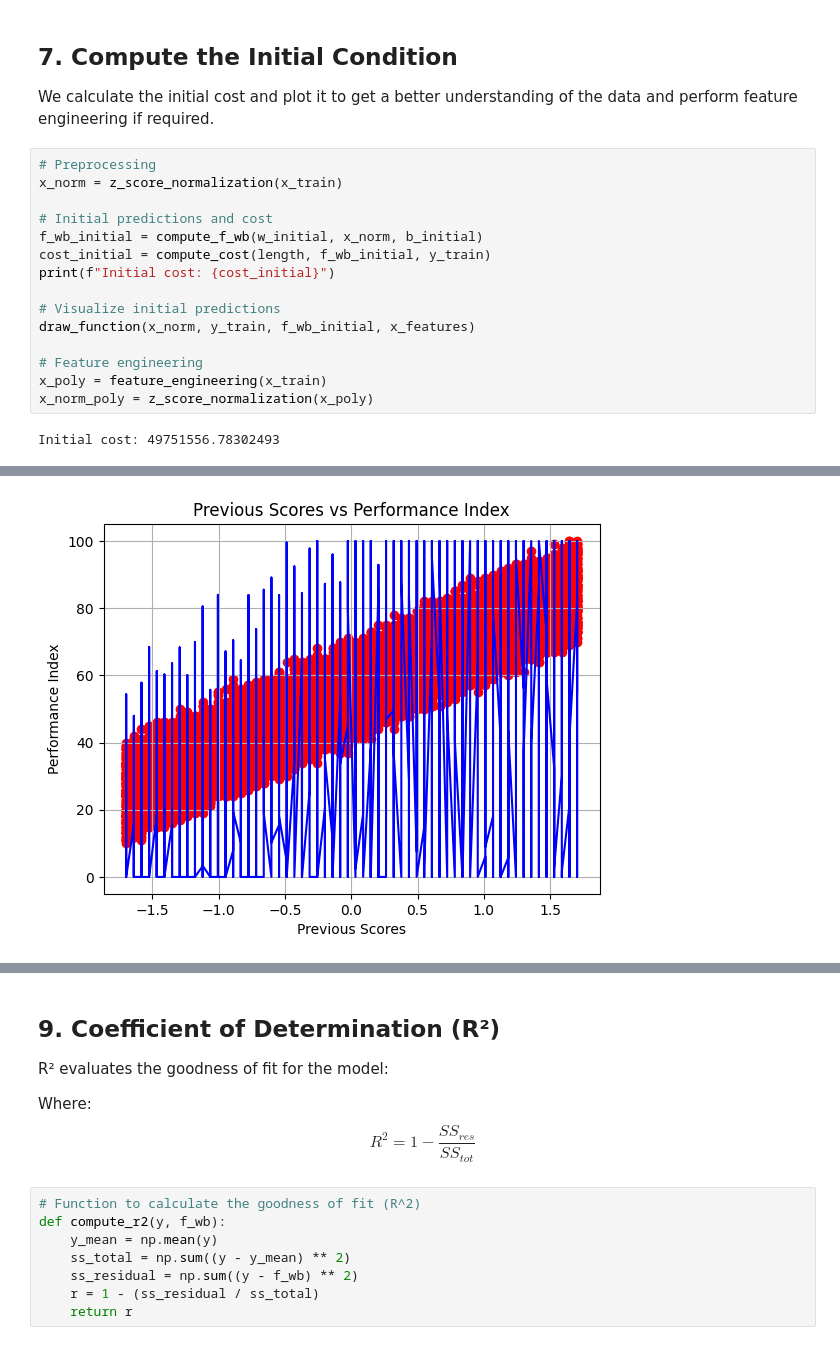
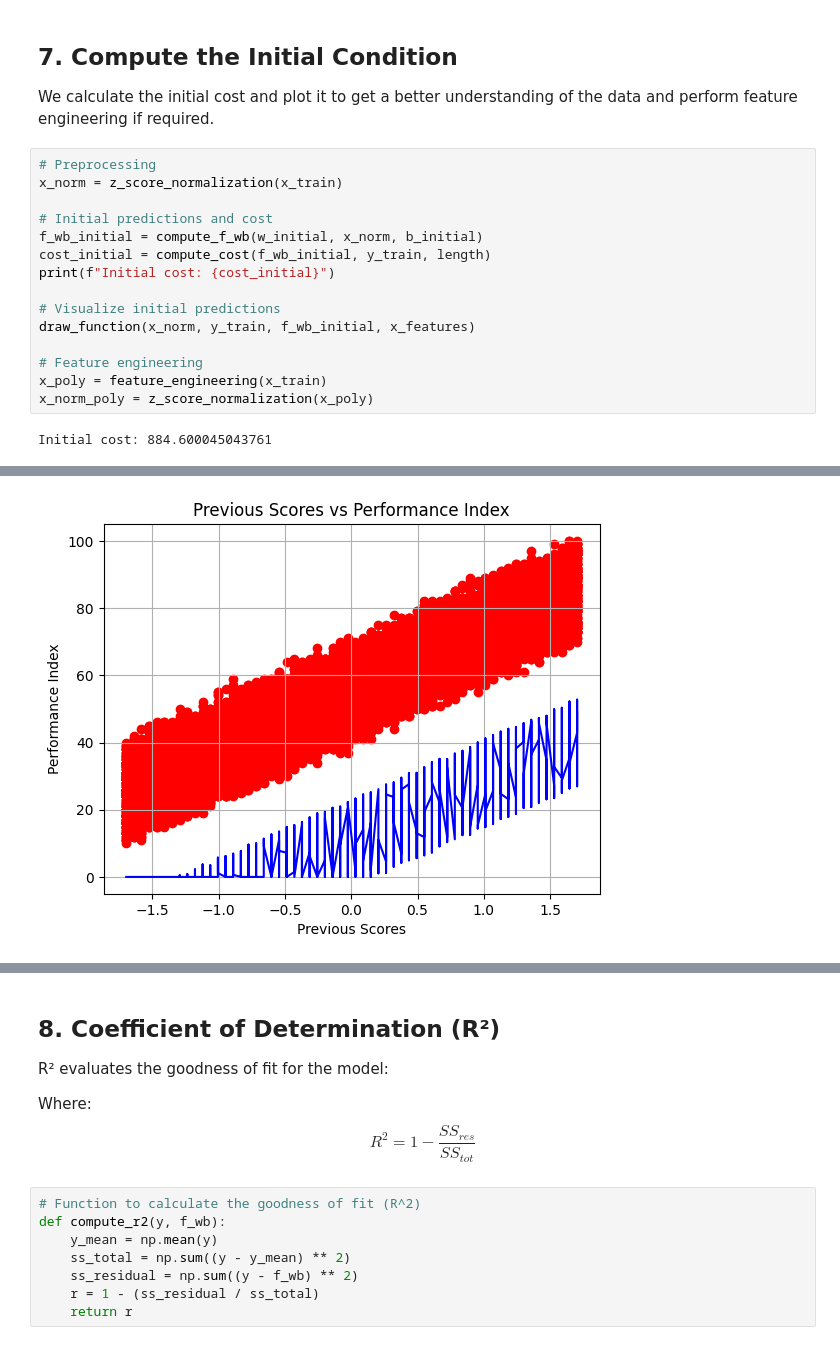
Before and after one commit to KartikAg13/student_performance_prediction, a Jupyter notebook: main.ipynb, the cells around one changed output, grey strips where cells are left out. Cells and saved outputs as stored; diff of their text form.

```diff
--- a/main.ipynb
+++ b/main.ipynb
@@ -178,7 +178,7 @@ x_norm = z_score_normalization(x_train)
 
 # Initial predictions and cost
 f_wb_initial = compute_f_wb(w_initial, x_norm, b_initial)
-cost_initial = compute_cost(length, f_wb_initial, y_train)
+cost_initial = compute_cost(f_wb_initial, y_train, length)
 print(f"Initial cost: {cost_initial}")
 
 # Visualize initial predictions
@@ -188,4 +188,4 @@ draw_function(x_norm, y_train, f_wb_initial, x_features)
 x_poly = feature_engineering(x_train)
 x_norm_poly = z_score_normalization(x_poly)
 # %% [output]
-Initial cost: 49751556.78302493
+Initial cost: 884.600045043761
@@ -193 +193 @@ Initial cost: 49751556.78302493
-[figure, old version]
+[figure, new version]
@@ -197,5 +197,5 @@ Initial cost: 49751556.78302493
 # %% [markdown]
-## 9. Coefficient of Determination (R²)
+## 8. Coefficient of Determination (R²)
 
 R² evaluates the goodness of fit for the model:
 
```
Also changed, not shown: parts of 4 cells of this notebook.
